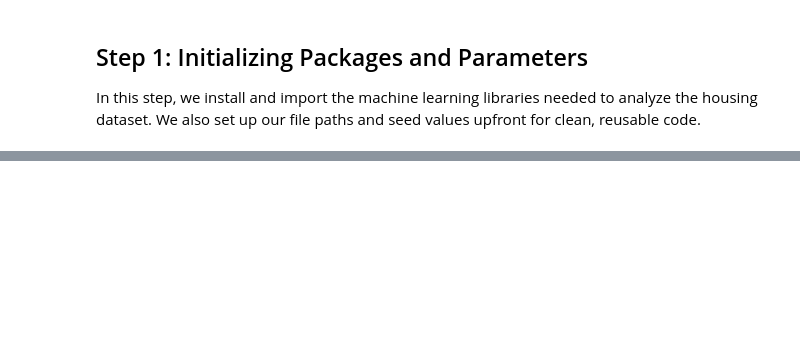
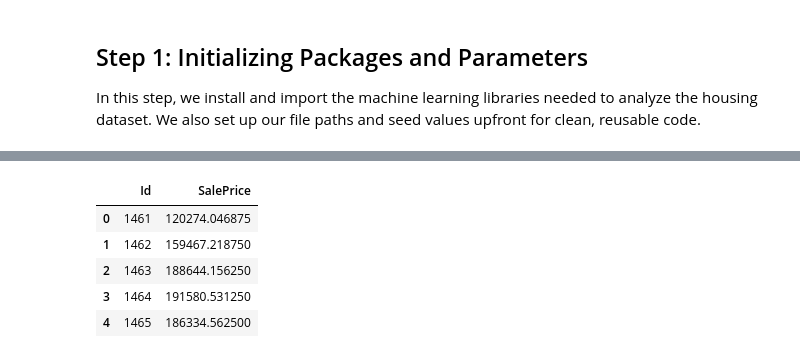
Before and after one commit to jovaumurerwa/House-Pricing-Gradient-Boosting, a Jupyter notebook: house_prices.ipynb, the cells around one changed output, grey strips where cells are left out. Saved outputs shown, nothing was run; the diff lists cells and outputs as text; code cells hidden in the pictures; blank space fills up the shorter version.

```diff
--- a/house_prices.ipynb
+++ b/house_prices.ipynb
@@ -272,0 +79,19 @@ Submission matrix shape: (1459, 2)
+# %%
+# Fix MSSubClass data type so it is treated as a category, not a number
+full_dataset['MSSubClass'] = full_dataset['MSSubClass'].astype(str)
+
+# Map our ranked quality columns to numbers explicitly
+rating_scale_mapping = {'None': 0, 'Po': 1, 'Fa': 2, 'TA': 3, 'Gd': 4, 'Ex': 5}
+ordered_rating_columns = [
+    'ExterQual', 'ExterCond', 'BsmtQual', 'BsmtCond', 'HeatingQC',
+    'KitchenQual', 'FireplaceQu', 'GarageQual', 'GarageCond', 'PoolQC'
+]
+
+for target_column_name in ordered_rating_columns:
+    full_dataset[target_column_name] = full_dataset[target_column_name].map(rating_scale_mapping)
+
+# Map other unique ordered columns
+full_dataset['BsmtExposure'] = full_dataset['BsmtExposure'].map({'None': 0, 'No': 1, 'Mn': 2, 'Av': 3, 'Gd': 4})
+full_dataset['BsmtFinType1'] = full_dataset['BsmtFinType1'].map({'None': 0, 'Unf': 1, 'LwQ': 2, 'Rec': 3, 'BLQ': 4, 'ALQ': 5, 'GLQ': 6})
+full_dataset['BsmtFinType2'] = full_dataset['BsmtFinType2'].map({'None': 0, 'Unf': 1, 'LwQ': 2, 'Rec': 3, 'BLQ': 4, 'ALQ': 5, 'GLQ': 6})
+full_dataset['GarageFinish'] = full_dataset['GarageFinish'].map({'None': 0, 'Unf': 1, 'RFn': 2, 'Fin': 3})
@@ -272,0 +137,24 @@ Submission matrix shape: (1459, 2)
+# %%
+final_production_model = XGBRegressor(
+    n_estimators=800,
+    learning_rate=0.03,
+    max_depth=3,
+    subsample=0.7,
+    colsample_bytree=0.7,
+    random_state=seed_value
+)
+final_production_model.fit(matrix_X, target_log_vector)
+
+predicted_prices_log = final_production_model.predict(matrix_X_test)
+predicted_prices_dollars = np.expm1(predicted_prices_log)
+
+final_submission_frame = pd.DataFrame({'Id': housing_test['Id'], 'SalePrice': predicted_prices_dollars})
+final_submission_frame.to_csv('submission.csv', index=False)
+final_submission_frame.head()
+# %% [output]
+|  | Id | SalePrice |
+| 0 | 1461 | 120274.046875 |
+| 1 | 1462 | 159467.218750 |
+| 2 | 1463 | 188644.156250 |
+| 3 | 1464 | 191580.531250 |
+| 4 | 1465 | 186334.562500 |
```
Also changed, not shown: parts of 23 cells of this notebook, 1 other file.
